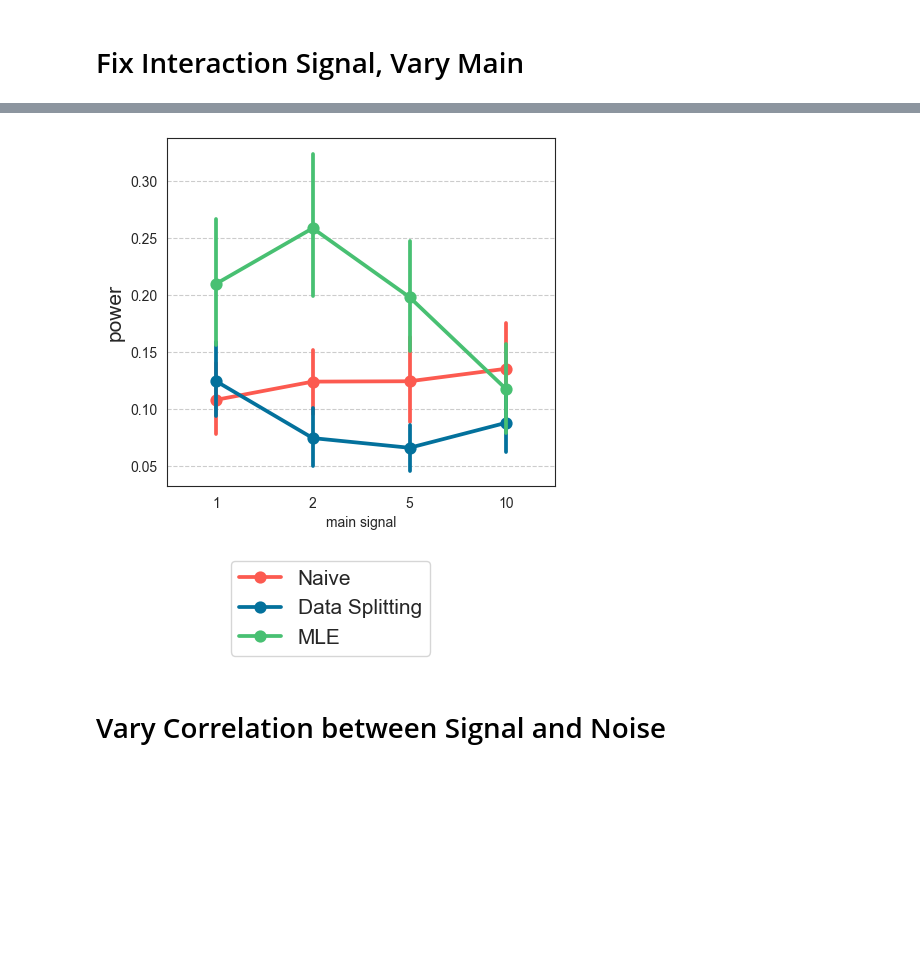
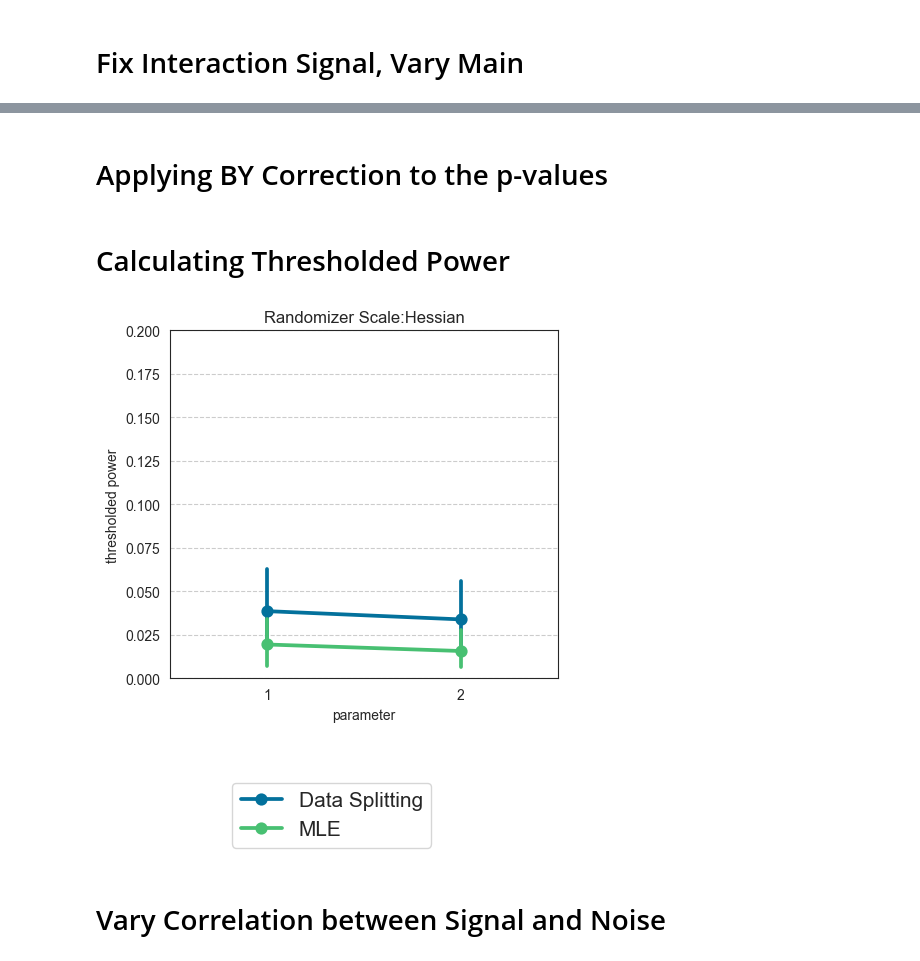
Before and after one commit to yiling-h/SI-Interaction, a Jupyter notebook: selectinf/Simulation/H1/nonlinear_H1.ipynb, the cells around one changed output, grey strips where cells are left out. Saved outputs shown, nothing was run; the diff lists cells and outputs as text; code cells hidden in the pictures; blank space fills up the shorter version.

```diff
--- a/selectinf/Simulation/H1/nonlinear_H1.ipynb
+++ b/selectinf/Simulation/H1/nonlinear_H1.ipynb
@@ -330,8 +328,2 @@ plot_multi_targets(target_dict, xaxis="main signal")
-# %%
-point_plot_multimetrics(oper_char_df=
-                        pd.DataFrame(oper_char),
-                        x_axis="main signal",
-                        hue="method",
-                        metric_list=["power"])
-# %% [output]
-[figure, removed]
+# %% [markdown]
+# Applying BY Correction to the p-values
@@ -337,0 +371,36 @@ point_plot_multimetrics(oper_char_df=
+# %% [markdown]
+# Calculating Thresholded Power
+# %%
+def calculate_thresholded_power(pvalue, targets, level, threshold=0.05,
+                                operator=ge):
+    pvalue = np.array(pvalue)
+    targets = np.array(targets)
+    non_null = operator(np.abs(targets), threshold)
+    rejection = pvalue < level
+    if np.sum(non_null) == 0:
+        return 0
+    else:
+        true_rej = np.sum(non_null * rejection) / np.sum(non_null)
+
+    return true_rej
+
+def calculate_thresholded_power_df(targets_dict,
+                                   threshold=0.1,
+                                   level=0.1,
+                                   operator=ge,
+                                   pval_key = "BYpvals"):
+    grouped_targets = pd.DataFrame(targets_dict).groupby(['index',
+                                                          'method', 'parameter'])
+    power_df = {}
+    power_df['parameter'] = []
+    power_df['method'] = []
+    power_df['thresholded power'] = []
+    for name, group in grouped_targets:
+        power_df['parameter'].append(name[2])
+        power_df['method'].append(name[1])
+        pvalues = group[pval_key]
+        targets = group['target']
+        power_df['thresholded power'].append(
+            calculate_thresholded_power(pvalues, targets, level=level,
+                                        threshold=threshold, operator=operator))
+    return power_df
@@ -338,3 +470,15 @@ point_plot_multimetrics(oper_char_df=
+# %%
+power_threshold = 0.1
+power_df1 = calculate_thresholded_power_df(targets_dict=target_dict,
+                                           threshold=power_threshold, level=0.1,
+                                           operator=ge, pval_key="BYpvals")
+# %%
+point_plot_power(oper_char_dfs=[pd.DataFrame(power_df1)],
+                 x_axis="parameter",
+                 hue="method", ylim_high=0.2, ylim_low=0,
+                 randomizer_scales=["Hessian"])
+# %% [output]
+[figure, added]
 # %% [markdown]
 # Vary Correlation between Signal and Noise
 # %%
```
Also changed, not shown: parts of 27 cells of this notebook, 19 other files.
